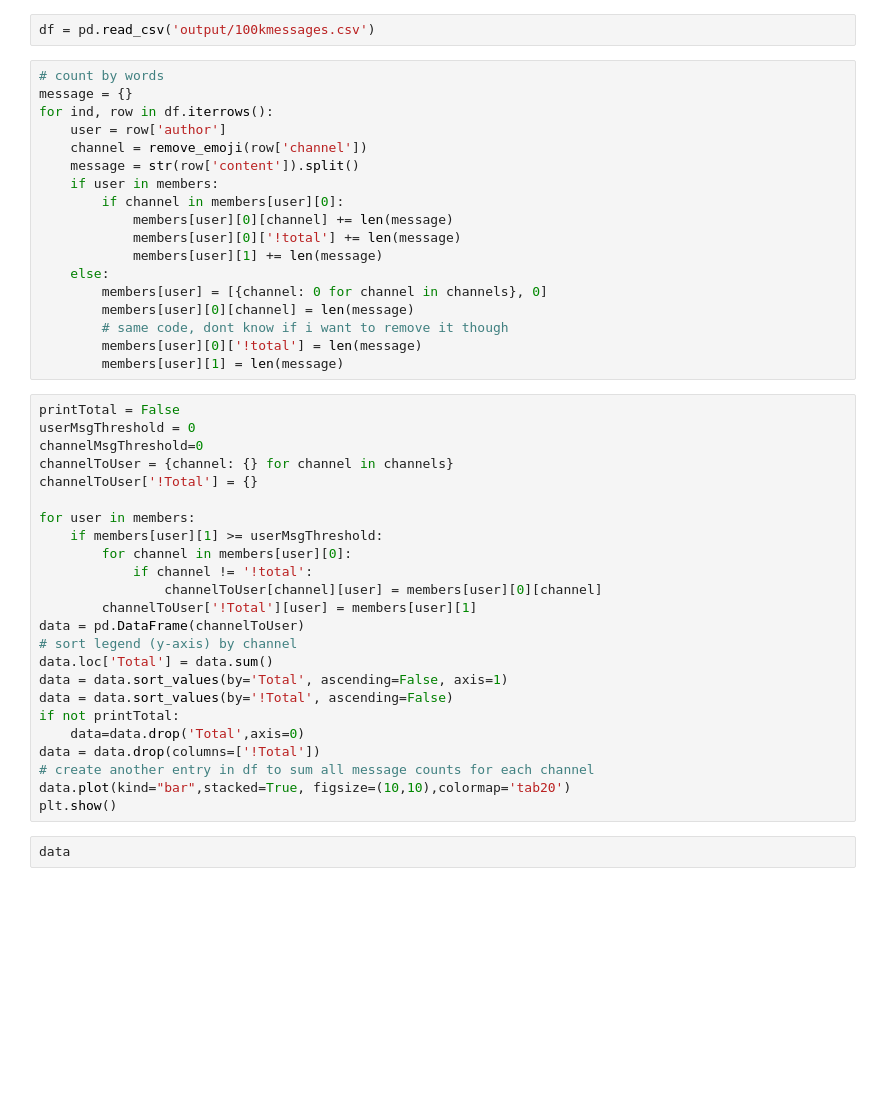
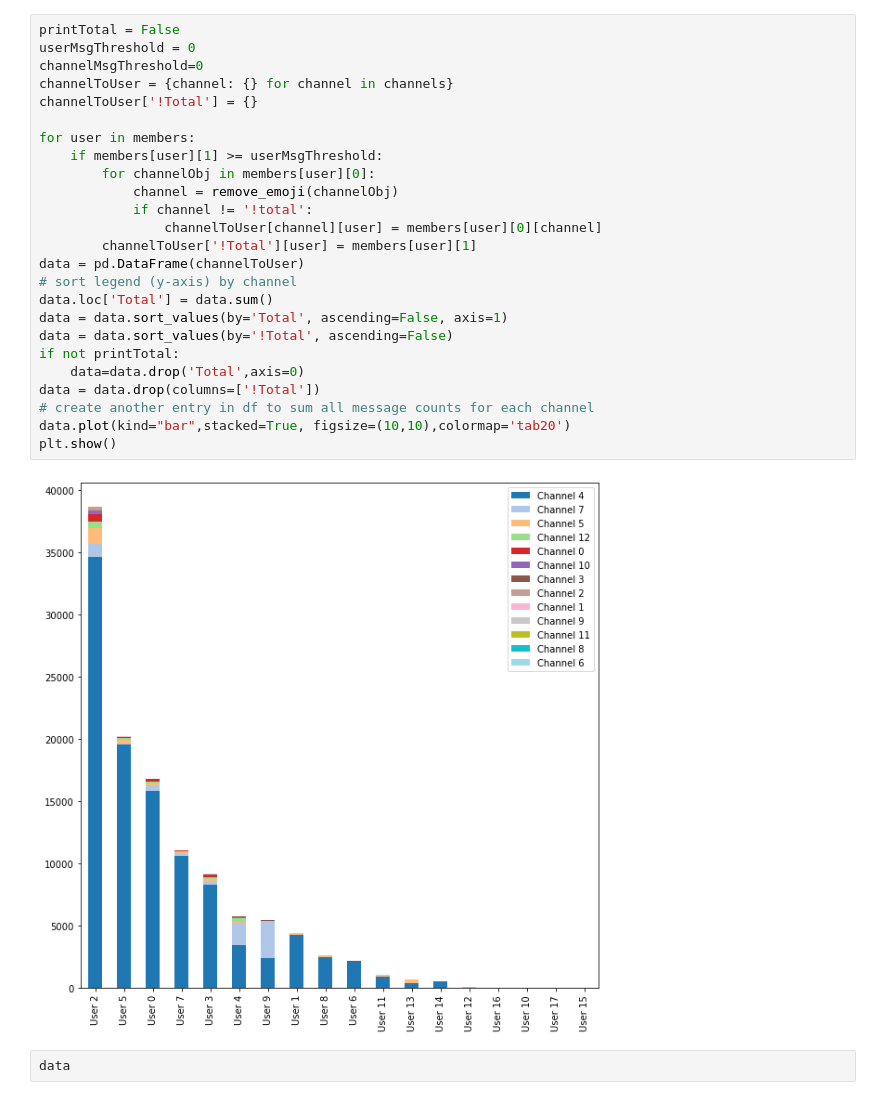
Before and after one commit to KenLHua/DiscordAnalytics, a Jupyter notebook: DiscordBotJN.ipynb, the cells around one changed output. Cells and saved outputs as stored; diff of their text form; blank space fills up the shorter version.

Commit message:
Add sample output

```diff
--- a/DiscordBotJN.ipynb
+++ b/DiscordBotJN.ipynb
@@ -360,47 +421,30 @@ for ind, row in df.iterrows():
-# %%
-df = pd.read_csv('output/100kmessages.csv')
-# %%
-# count by words
-message = {}
-for ind, row in df.iterrows():
-    user = row['author']
-    channel = remove_emoji(row['channel'])
-    message = str(row['content']).split()
-    if user in members:
-        if channel in members[user][0]:
-            members[user][0][channel] += len(message)
-            members[user][0]['!total'] += len(message)
-            members[user][1] += len(message)
-    else:
-        members[user] = [{channel: 0 for channel in channels}, 0]
-        members[user][0][channel] = len(message)
-        # same code, dont know if i want to remove it though
-        members[user][0]['!total'] = len(message)
-        members[user][1] = len(message)
 # %%
 printTotal = False
 userMsgThreshold = 0
 channelMsgThreshold=0
 channelToUser = {channel: {} for channel in channels}
 channelToUser['!Total'] = {}
 
 for user in members:
     if members[user][1] >= userMsgThreshold:
-        for channel in members[user][0]:
+        for channelObj in members[user][0]:
+            channel = remove_emoji(channelObj)
             if channel != '!total':
                 channelToUser[channel][user] = members[user][0][channel]
         channelToUser['!Total'][user] = members[user][1]
 data = pd.DataFrame(channelToUser)
 # sort legend (y-axis) by channel
 data.loc['Total'] = data.sum()
 data = data.sort_values(by='Total', ascending=False, axis=1)
 data = data.sort_values(by='!Total', ascending=False)
 if not printTotal:
     data=data.drop('Total',axis=0)
 data = data.drop(columns=['!Total'])
 # create another entry in df to sum all message counts for each channel
 data.plot(kind="bar",stacked=True, figsize=(10,10),colormap='tab20')
 plt.show()
+# %% [output]
+[figure, added]
 # %%
 data
 # %%
```
Also changed, not shown: parts of 3 cells of this notebook, 1 other file.
